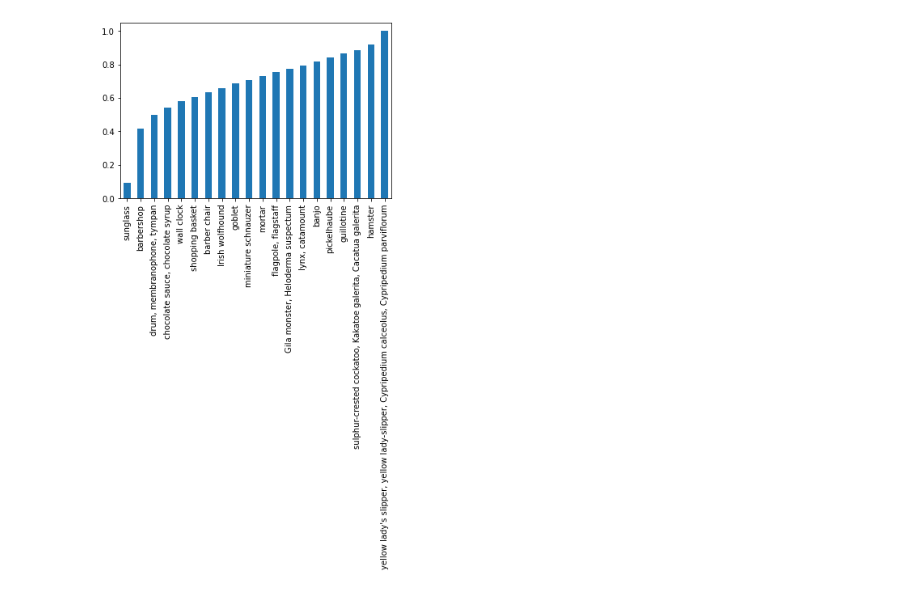
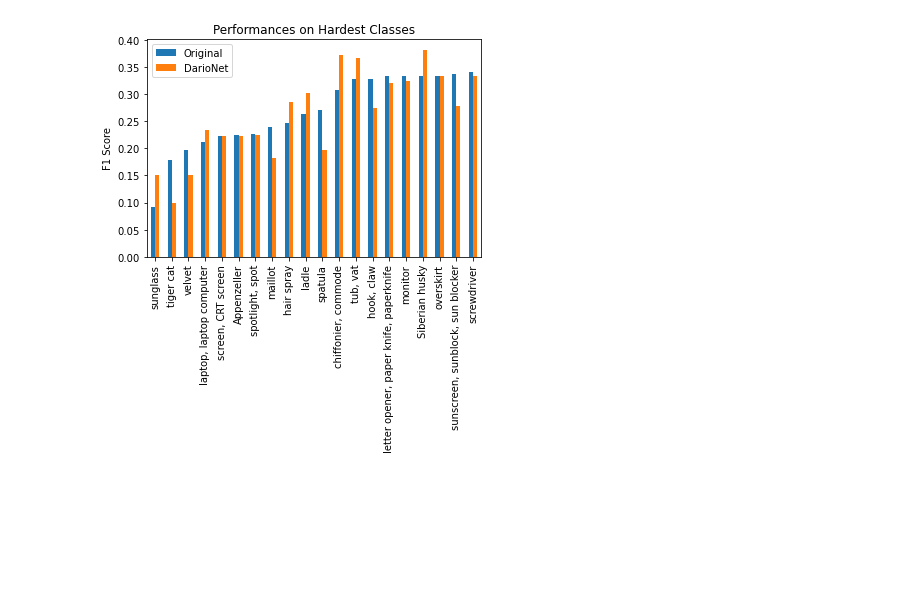
Before and after one commit to DarioRugg/Small-Images-Super-Resolution, a Jupyter notebook: report.ipynb, the cells around one changed output. Saved outputs shown, nothing was run; the diff lists cells and outputs as text; code cells hidden in the pictures; blank space fills up the shorter version.

Commit message:
Plots updated

```diff
--- a/report.ipynb
+++ b/report.ipynb
@@ -1,14 +1,26 @@
 # %%
-import os
 from os.path import join
 import pandas as pd
 import matplotlib.pyplot as plt
 import numpy as np
-
-assets = join('.', 'assets')
-class_report_path = join(assets, 'classification_report_No downsampling.csv')
-results = pd.read_csv(class_report_path, index_col=0)
-results.sort_values('f1-score').iloc[np.linspace(0,len(results)-1, num=20)]['f1-score'].plot.bar(orientation='vertical')
-plt.show()
-# %% [output]
-[figure, removed]
+# %%
+data_path = join('.', 'assets', "accuracies_data")
+
+original_path = join(data_path, 'classification_report_No downsampling.csv')
+darionet_path = join(data_path, 'classification_report_DarioNet.csv')
+
+original_results = pd.read_csv(original_path, index_col=0)["f1-score"]
+darionet_results = pd.read_csv(darionet_path, index_col=0)["f1-score"]
+# %%
+combined = pd.concat([original_results, darionet_results], axis=1)
+combined.columns = ["f1-score-original", "f1-score-darionet"]
+combined["difference"] = (original_results-darionet_results).apply(np.abs)
+combined["difference_no_abs"] = original_results-darionet_results
+# %%
+combined.sort_values("f1-score-original").iloc[:20].plot(y=["f1-score-original", "f1-score-darionet"], kind="bar")
+plt.title("Performances on Hardest Classes")
+plt.ylabel("F1 Score")
+plt.legend(["Original", "DarioNet"])
+plt.show()
+# %% [output]
+[figure, added]
```
Also changed, not shown: parts of 5 cells of this notebook.
